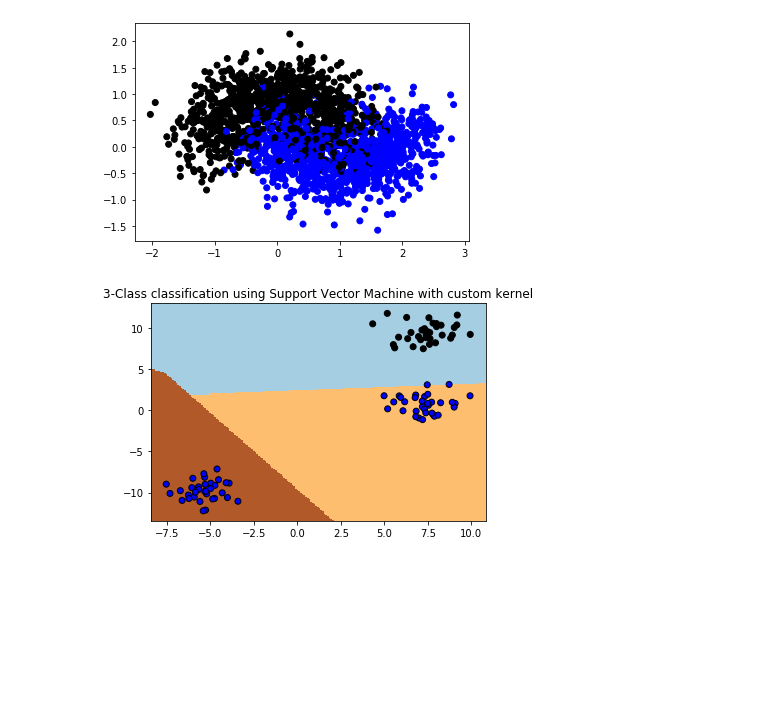
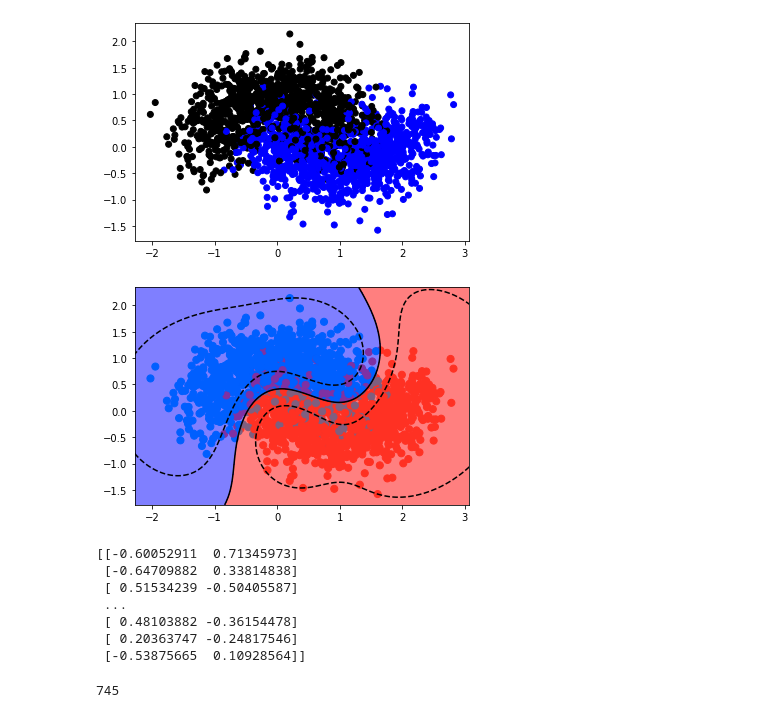
Before and after one commit to profawxhawk/ML-HW, a Jupyter notebook: ml-hw-2/ml-hw2.ipynb, the cells around one changed output. Drawn from its saved outputs; the diff is of its cells as text; code cells hidden in the pictures; blank space fills up the shorter version.

```diff
--- a/ml-hw-2/ml-hw2.ipynb
+++ b/ml-hw-2/ml-hw2.ipynb
@@ -60,44 +64,40 @@ plt.show()
 # %%
 def my_kernel(X, Y):
     """
     We create a custom kernel:
 
                  (2  0)
     k(X, Y) = X  (    ) Y.T
                  (0  1)
     """
     M = np.array([[0,2],[1,0]])
     return np.dot(np.dot(X, M), Y.T)
-X=data[2][0]
-y=data[2][1]
+X=data[4][0]
+y=data[4][1]
 cols=[]
 for i in y:
     if i==0:
-        cols.append('black')
+        cols.append('#00BFFF')
     else:
-        cols.append('blue')
+        cols.append('#FF6347')
 plt.scatter(X[:,0], X[:,1],c=cols,s=50)
-svc= SVC(kernel=my_kernel)
+svc= SVC(kernel='rbf')
 svc.fit(X,y.ravel())
 clf=svc
 # Limit of the axes
 ax = plt.gca()
 xlim = ax.get_xlim()
 ylim = ax.get_ylim()
 # Creating the meshgrid
 xx = np.linspace(xlim[0], xlim[1], 200)
 yy = np.linspace(ylim[0], ylim[1], 200)
 YY, XX = np.meshgrid(yy, xx)
 xy = np.vstack([XX.ravel(), YY.ravel()]).T
-Z = clf.predict(np.c_[XX.ravel(), YY.ravel()])
-Z = Z.reshape(XX.shape)
-plt.pcolormesh(xx, yy, Z, cmap=plt.cm.Paired)
-
-# Plot also the training points
-plt.scatter(X[:, 0], X[:, 1],c=cols, edgecolors='k')
-plt.title('3-Class classification using Support Vector Machine with custom'
-          ' kernel')
-plt.axis('tight')
+Z = svc.decision_function(xy).reshape(XX.shape)
+# Plotting the boundary only for =-1,=0 and =1.
+plt.contourf(XX, YY, Z,levels=[0,float('Inf')],alpha=0.5,colors=['red'])
+plt.contourf(XX, YY, Z,levels=[float('-Inf'),0],alpha=0.5,colors=['blue'])
+ax.contour(XX,YY, Z, colors='black', levels=[-1, 0, 1],linestyles=['--', '-', '--'])
 plt.show()
 # %% [output]
-[figure, old version]
+[figure, new version]
@@ -103,0 +116,17 @@ plt.show()
+# %%
+temp=seg(data[3][0],data[3][1])
+print(temp[1])
+# %% [output]
+[[-0.60052911  0.71345973]
+ [-0.64709882  0.33814838]
+ [ 0.51534239 -0.50405587]
+ ...
+ [ 0.48103882 -0.36154478]
+ [ 0.20363747 -0.24817546]
+ [-0.53875665  0.10928564]]
+# %%
+z = np.abs(stats.zscore(temp[1]))
+k=(np.where(z > 1))
+for i in range(len())
+# %% [output]
+745
```
Also changed, not shown: parts of 9 cells of this notebook, 4 other files.
